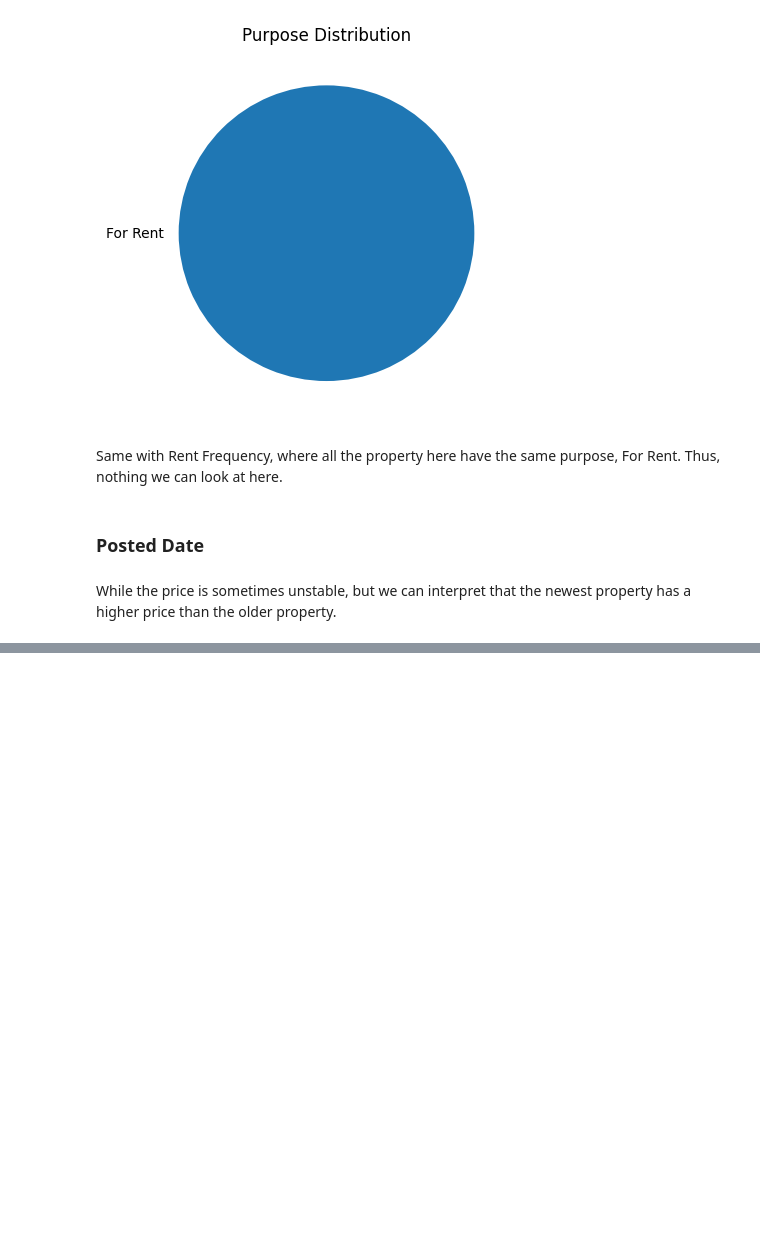
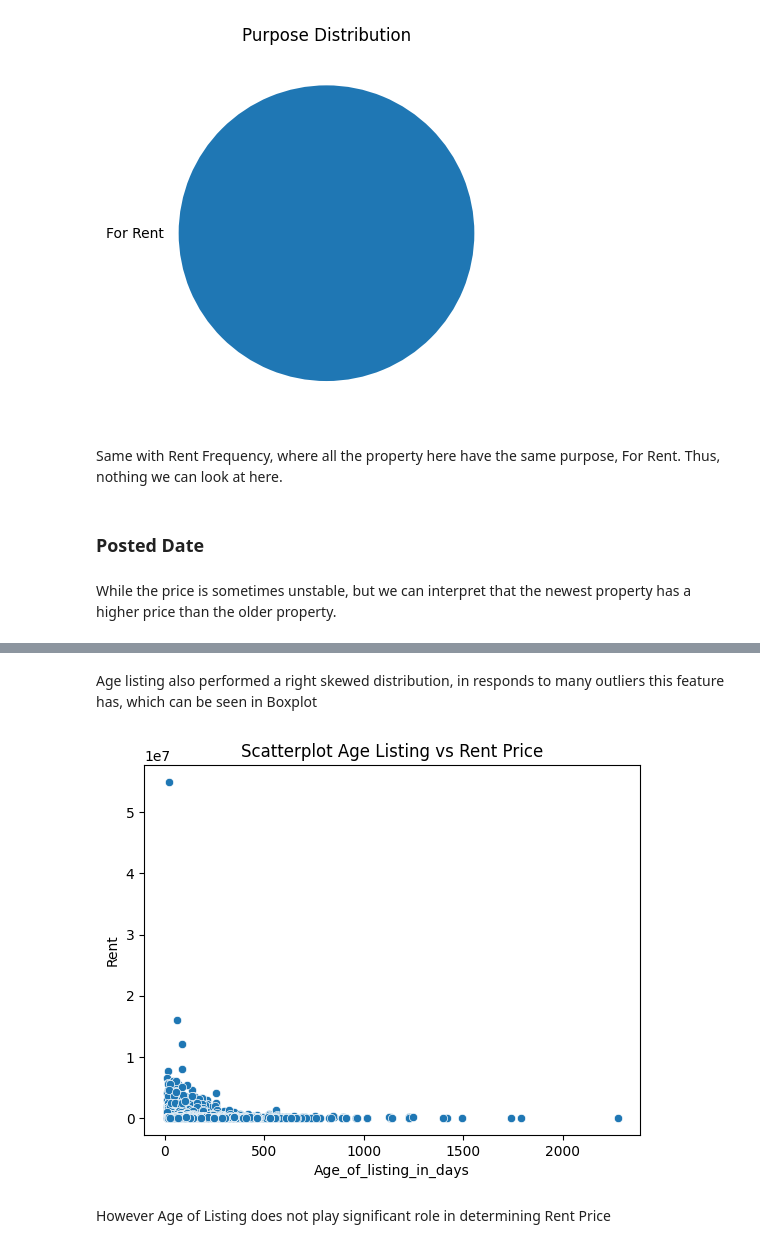
Before and after one commit to JonathanSuryaS/AOL---Machine-Learning, a Jupyter notebook: dubai.ipynb, the cells around one changed output, grey strips where cells are left out. Drawn from its saved outputs; the diff is of its cells as text; code cells hidden in the pictures; blank space fills up the shorter version.

```diff
--- a/dubai.ipynb
+++ b/dubai.ipynb
@@ -265,0 +277,10 @@ While the price is sometimes unstable, but we can interpret that the newest prop
+# %% [markdown]
+Age listing also performed a right skewed distribution, in responds to many outliers this feature has, which can be seen in Boxplot
+# %%
+sns.scatterplot(data = data, x = 'Age_of_listing_in_days', y = 'Rent')
+plt.title('Scatterplot Age Listing vs Rent Price')
+plt.show()
+# %% [output]
+[figure, added]
+# %% [markdown]
+However Age of Listing does not play significant role in determining Rent Price
```
Also changed, not shown: parts of 3 cells of this notebook.
